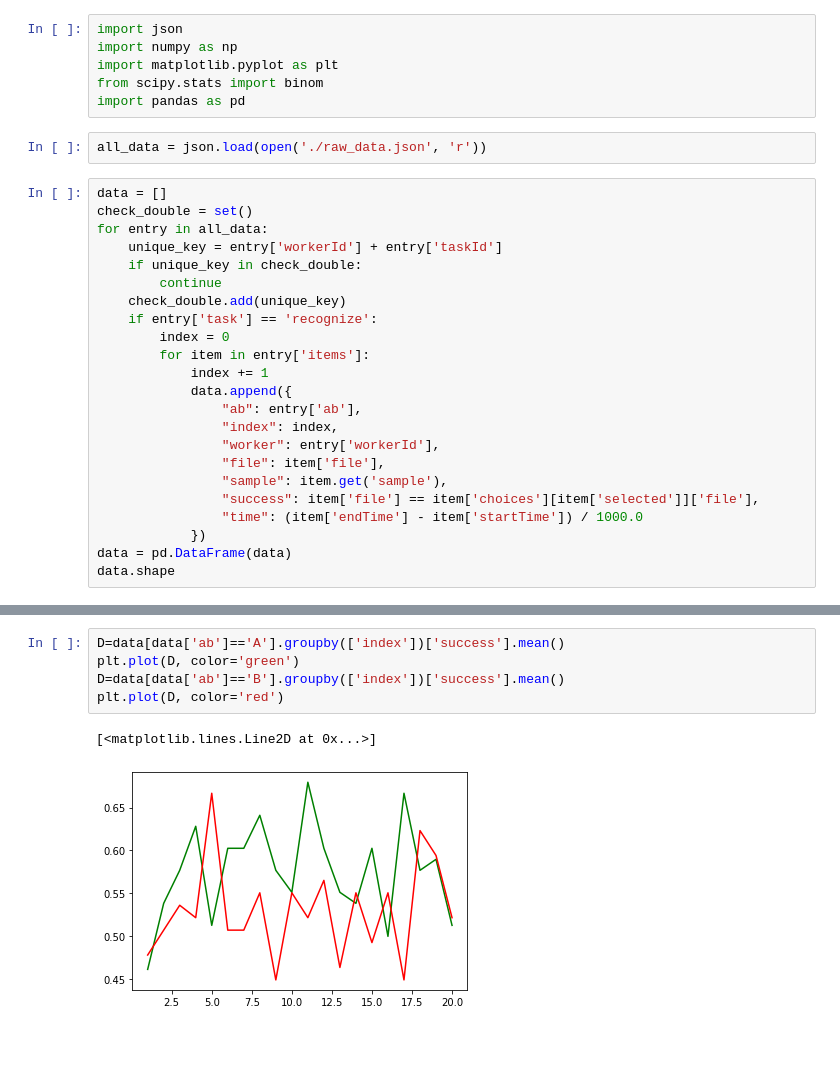
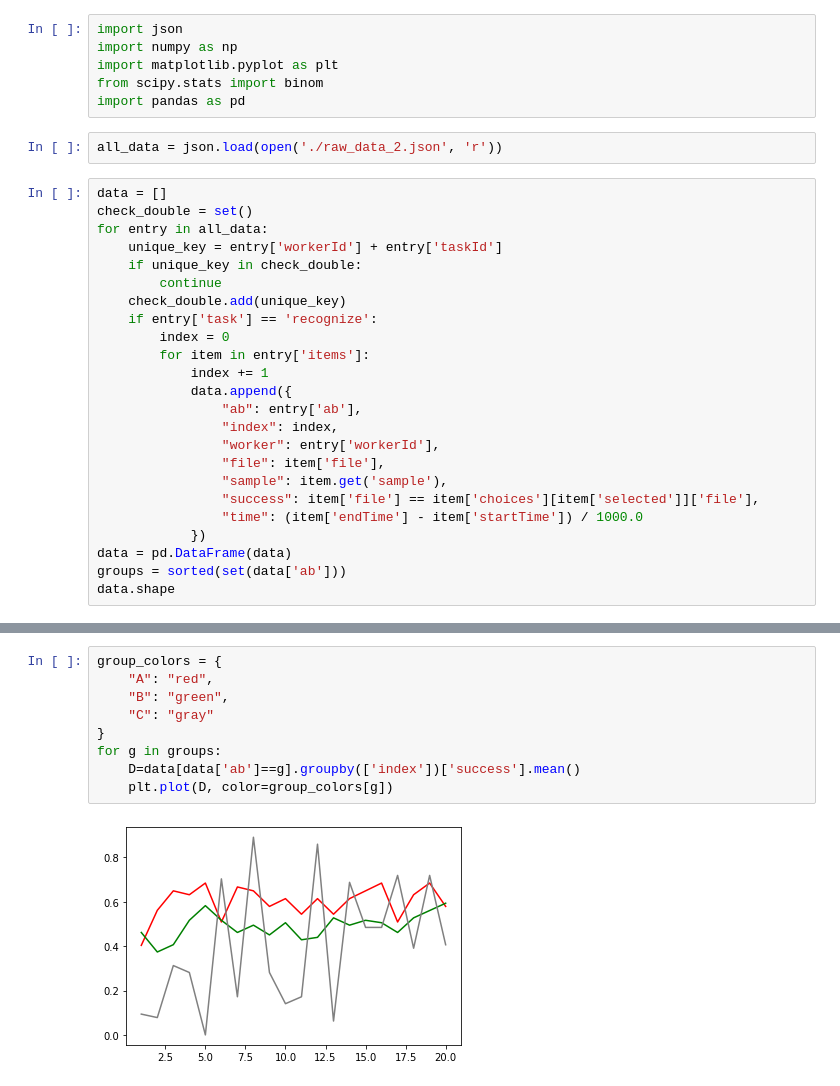
Before and after one commit to stefandirnstorfer/paramoji, a Jupyter notebook: results/Decoding.ipynb, the cells around one changed output, grey strips where cells are left out. Drawn from its saved outputs; the diff is of its cells as text; blank space fills up the shorter version.

```diff
--- a/results/Decoding.ipynb
+++ b/results/Decoding.ipynb
@@ -5,7 +5,7 @@ import matplotlib.pyplot as plt
 from scipy.stats import binom
 import pandas as pd
 # %%
-all_data = json.load(open('./raw_data.json', 'r'))
+all_data = json.load(open('./raw_data_2.json', 'r'))
 # %%
 data = []
 check_double = set()
@@ -28,5 +28,6 @@ for entry in all_data:
                 "time": (item['endTime'] - item['startTime']) / 1000.0
             })
 data = pd.DataFrame(data)
+groups = sorted(set(data['ab']))
 data.shape
 # %% [output]
@@ -50,8 +51,11 @@ Text(0.5, 1.0, 'Worker speed vs success rate')
 # %%
-D=data[data['ab']=='A'].groupby(['index'])['success'].mean()
-plt.plot(D, color='green')
-D=data[data['ab']=='B'].groupby(['index'])['success'].mean()
-plt.plot(D, color='red')
+group_colors = {
+    "A": "red",
+    "B": "green",
+    "C": "gray"
+}
+for g in groups:
+    D=data[data['ab']==g].groupby(['index'])['success'].mean()
+    plt.plot(D, color=group_colors[g])
 # %% [output]
-[<matplotlib.lines.Line2D at 0x...>]
-[figure, old version]
+[figure, new version]
```
Also changed, not shown: parts of 9 cells of this notebook, 15 other files.
